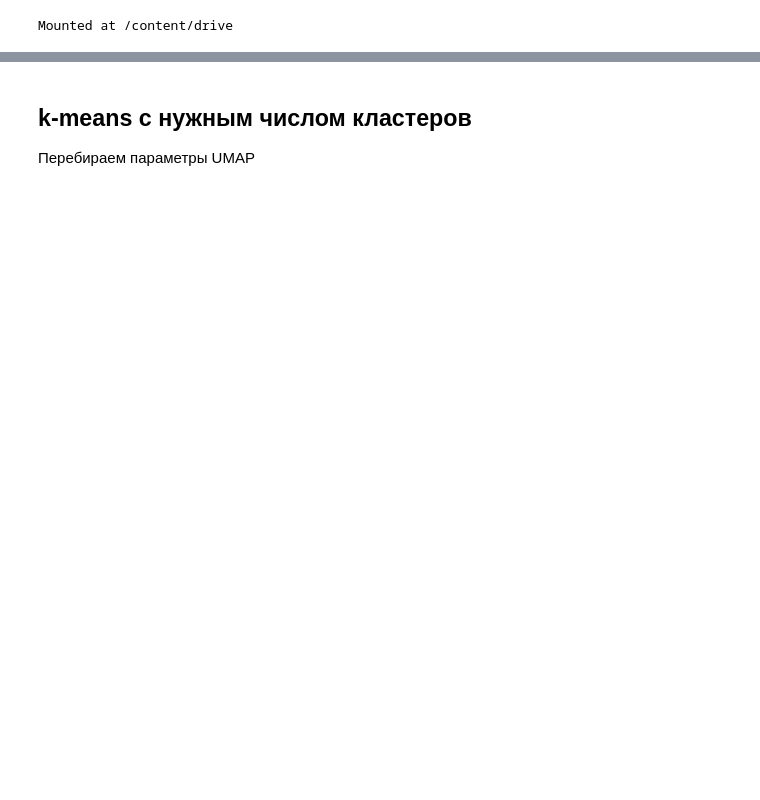
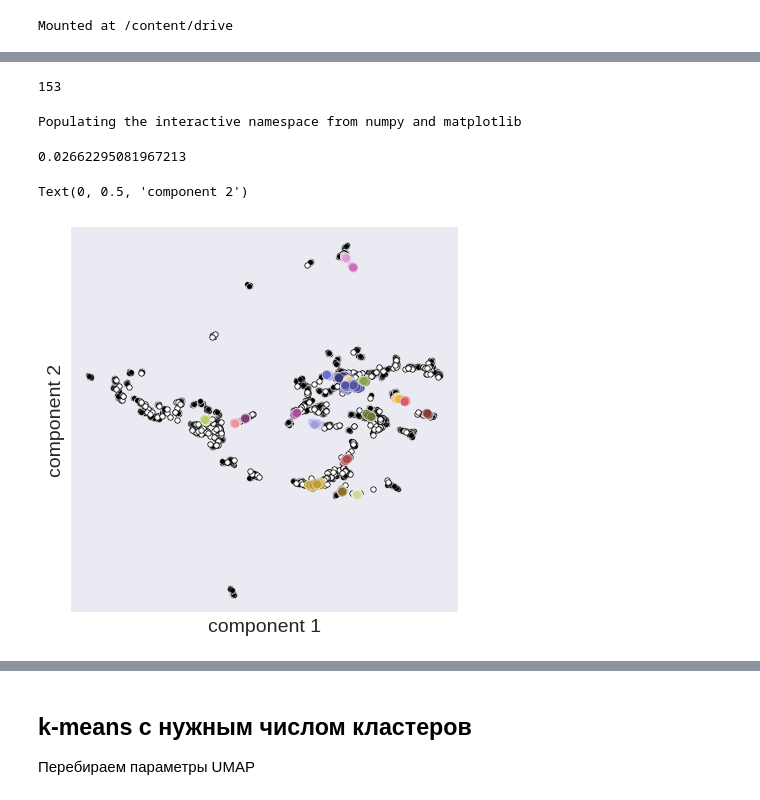
Before and after one commit to Dyakonov/Colab, a Jupyter notebook: dj_CLUSTERexperiments.ipynb, the cells around one changed output, grey strips where cells are left out. Saved outputs shown, nothing was run; the diff lists cells and outputs as text; code cells hidden in the pictures; blank space fills up the shorter version.

```diff
--- a/dj_CLUSTERexperiments.ipynb
+++ b/dj_CLUSTERexperiments.ipynb
@@ -150,0 +215,20 @@ np.save('/content/drive/My Drive/clusterdata/y_save', y)
+# %%
+len(np.unique(a))
+# %% [output]
+153
+# %%
+%pylab inline
+plt.style.use('seaborn-dark')
+#import warnings
+#warnings.filterwarnings("ignore")
+#pd.set_option('display.max_columns', None)
+import matplotlib.pyplot as plt
+import matplotlib as mpl
+plt.rc('font', size=14)
+
+# import seaborn as sns
+%matplotlib inline
+
+%config Completer.use_jedi = False
+# %% [output]
+Populating the interactive namespace from numpy and matplotlib
@@ -150,0 +237,30 @@ np.save('/content/drive/My Drive/clusterdata/y_save', y)
+# %%
+np.mean(a == 99999)
+# %% [output]
+0.02662295081967213
+# %%
+import matplotlib.pyplot as plt
+plt.figure(figsize=(5, 5))
+k = 20
+plt.scatter(embedding[a >= k, 0],
+            embedding[a >= k, 1],
+            15, 'k', edgecolor='w',
+            lw=0.2,)
+plt.scatter(embedding[a == 99999, 0],
+            embedding[a == 99999, 1],
+            15, 'w', edgecolor='k',
+            lw=0.5,)
+plt.scatter(embedding[a < k, 0],
+            embedding[a < k, 1],
+            40,
+            a[a < k],
+            lw=0.2,
+            edgecolor='w',
+            cmap='tab20b')
+plt.xticks([])
+plt.yticks([])
+plt.xlabel('component 1', fontsize=14)
+plt.ylabel('component 2', fontsize=14)
+# %% [output]
+Text(0, 0.5, 'component 2')
+[figure, added]
```
Also changed, not shown: parts of 27 cells of this notebook.
